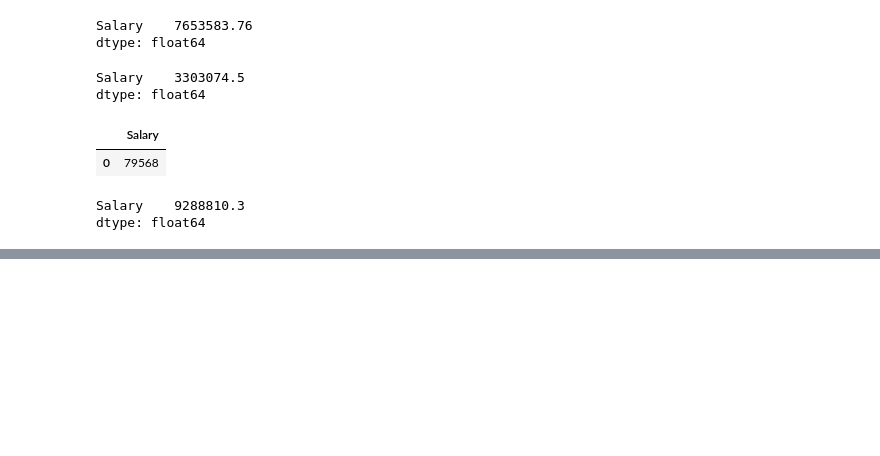
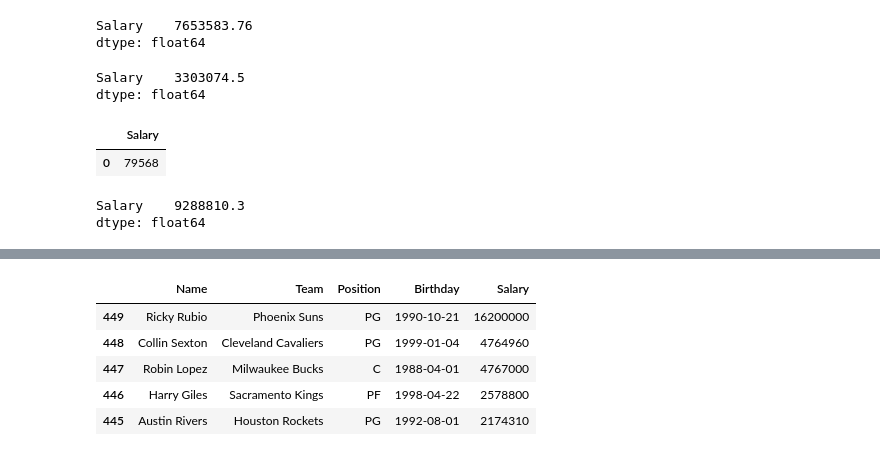
Before and after one commit to Kobzarko/PANDAS-IN-ACTION, a Jupyter notebook: Chapter 4 Dataframe/dataframe_object.ipynb, the cells around one changed output, grey strips where cells are left out. Drawn from its saved outputs; the diff is of its cells as text; code cells hidden in the pictures; blank space fills up the shorter version.

```diff
--- a/Chapter 4 Dataframe/dataframe_object.ipynb
+++ b/Chapter 4 Dataframe/dataframe_object.ipynb
@@ -310,0 +356,10 @@ dtype: float64
+# %%
+# Last row in the DataFrame will be the first one
+df_nba.sort_index(ascending=False).head()
+# %% [output]
+|  | Name | Team | Position | Birthday | Salary |
+| 449 | Ricky Rubio | Phoenix Suns | PG | 1990-10-21 | 16200000 |
+| 448 | Collin Sexton | Cleveland Cavaliers | PG | 1999-01-04 | 4764960 |
+| 447 | Robin Lopez | Milwaukee Bucks | C | 1988-04-01 | 4767000 |
+| 446 | Harry Giles | Sacramento Kings | PF | 1998-04-22 | 2578800 |
+| 445 | Austin Rivers | Houston Rockets | PG | 1992-08-01 | 2174310 |
```
Also changed, not shown: parts of 17 cells of this notebook.
